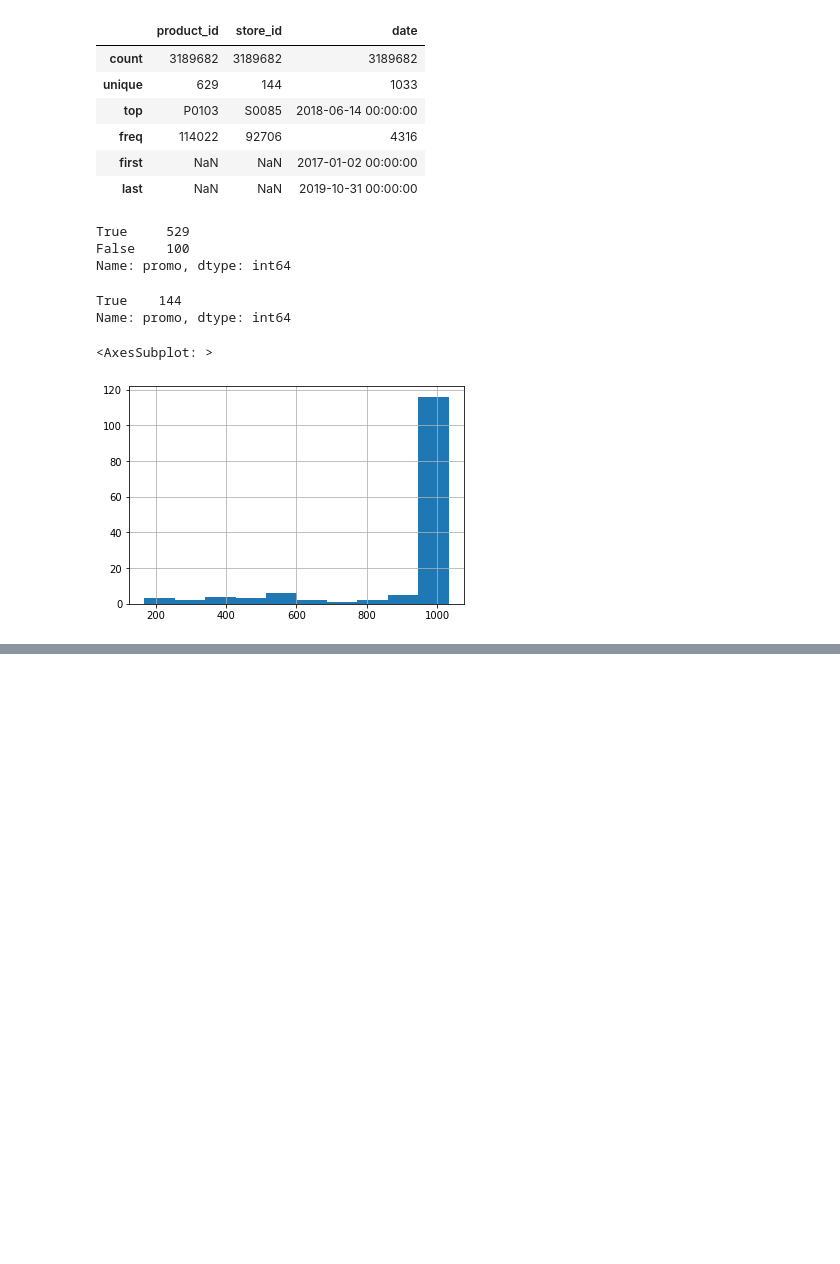
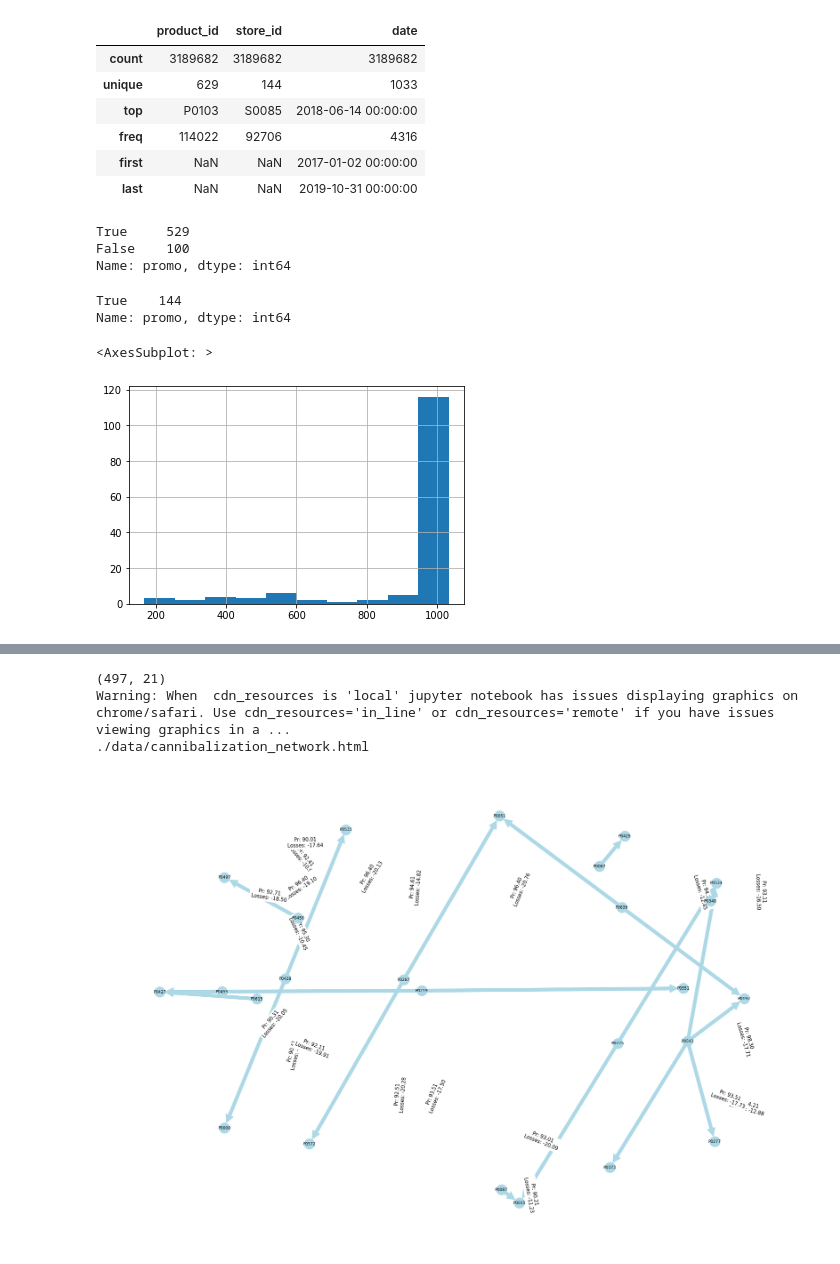
Before and after one commit to dinhgiangltk/analysis-projects, a Jupyter notebook: product_cannibalization/case_product_promotion.ipynb, the cells around one changed output, grey strips where cells are left out. Drawn from its saved outputs; the diff is of its cells as text; code cells hidden in the pictures; blank space fills up the shorter version.

```diff
--- a/product_cannibalization/case_product_promotion.ipynb
+++ b/product_cannibalization/case_product_promotion.ipynb
@@ -605,0 +664,7 @@ Warning: When  cdn_resources is 'local' jupyter notebook has issues displaying g
+# %%
+hierarchy_levels = ['hierarchy1_id','hierarchy2_id','hierarchy3_id','hierarchy4_id','hierarchy5_id']
+df_CI_hierarchy_narrow = df_CI_analysis\
+    .query(f"prob_causal_effect >= {min_prob}")\
+    .reindex(columns=["store_id","product_id_A","product_id_B","prob_causal_effect","diff_in_units_from_reg_to_promo","diff_in_units_from_promo_to_pos_promo"])\
+    .merge(product_hierarchy[["product_id"]+hierarchy_levels].rename(columns=lambda x: x+'_A'))\
+    .merge(product_hierarchy[["product_id"]+hierarchy_levels].rename(columns=lambda x: x+'_B'))
@@ -605,0 +694,5 @@ Warning: When  cdn_resources is 'local' jupyter notebook has issues displaying g
+# %%
+# let see which store has the most number of cannibalization cases which the cannibals and victims are in the same hierarchy3_id
+top_stores_with_cases = df_CI_hierarchy_narrow.query("hierarchy3_id_A == hierarchy3_id_B")["store_id"].value_counts()
+store_id_with_most_cases = top_stores_with_cases.index[0]
+top_stores_with_cases.head(10)
@@ -605,0 +711,62 @@ Warning: When  cdn_resources is 'local' jupyter notebook has issues displaying g
+# %%
+idx_A = df_CI_analysis.prob_causal_effect >= min_prob
+df_CI_analysis_paper = df_CI_analysis[
+    (df_CI_analysis.prob_causal_effect >= min_prob) &
+    (df_CI_analysis.store_id == store_id_with_most_cases)
+]
+df_CI_analysis_paper.sort_values("prob_causal_effect", ascending=False, inplace=True)
+df_CI_analysis_paper.drop_duplicates(subset=['product_id_A','product_id_B'], keep='first', inplace=True, ignore_index=True)
+df_CI_analysis_paper.sort_values(by=['cum_abs_effect'], ascending=False, inplace=True)
+print(df_CI_analysis_paper.shape)
+
+max_episodes = 20
+
+fig_h_graph = 20
+fig_w_graph = 30
+
+edge_font_size = 15
+
+fig, ax = plt.subplots(1,1,figsize=(fig_w_graph,fig_h_graph))
+text_offset = 0
+DG = nx.DiGraph()
+
+
+df_CI_to_analyse = df_CI_analysis_paper[0:max_episodes].copy()
+df_CI_to_analyse.rename(columns={'prob_causal_effect': 'Pr', 'cum_abs_effect': 'Losses'}, inplace=True)
+vars_edges = ['Pr', 'Losses']
+
+for item_id, df_row in df_CI_to_analyse.iterrows():
+    node_A = {'name': df_row.product_id_A, 'properties': dict()}
+    node_B = {'name': df_row.product_id_B, 'properties': dict()}
+
+    edge_properties = df_row[vars_edges].to_dict()
+
+    DG.add_node(node_A['name'], **node_A['properties'])
+
+    DG.add_node(node_B['name'], **node_B['properties'])
+
+    edge_label = '\n'.join([f'{k}: {v:3.2f}' for k,v in edge_properties.items()])
+    DG.add_edge(node_A['name'], node_B['name'], **edge_properties, label=edge_label)
+
+nx.draw(DG,
+    node_color='lightblue',
+    linewidths=1.0,
+    node_size=1000,
+    with_labels=True,
+    edge_color='lightblue',
+    arrowsize=50,
+    arrowstyle='simple')
+
+labels = nx.get_edge_attributes(DG, 'label')
+pos = nx.spring_layout(DG)
+nx.draw_networkx_edge_labels(DG, pos, edge_labels=labels, font_size=edge_font_size)
+
+net = Network(notebook=True)
+net.from_nx(DG)
+net.show('./data/cannibalization_network.html')
+plt.tight_layout()
+# %% [output]
+(497, 21)
+Warning: When  cdn_resources is 'local' jupyter notebook has issues displaying graphics on chrome/safari. Use cdn_resources='in_line' or cdn_resources='remote' if you have issues viewing graphics in a ...
+./data/cannibalization_network.html
+[figure, added]
```
Also changed, not shown: parts of 55 cells of this notebook, 2 other files.
